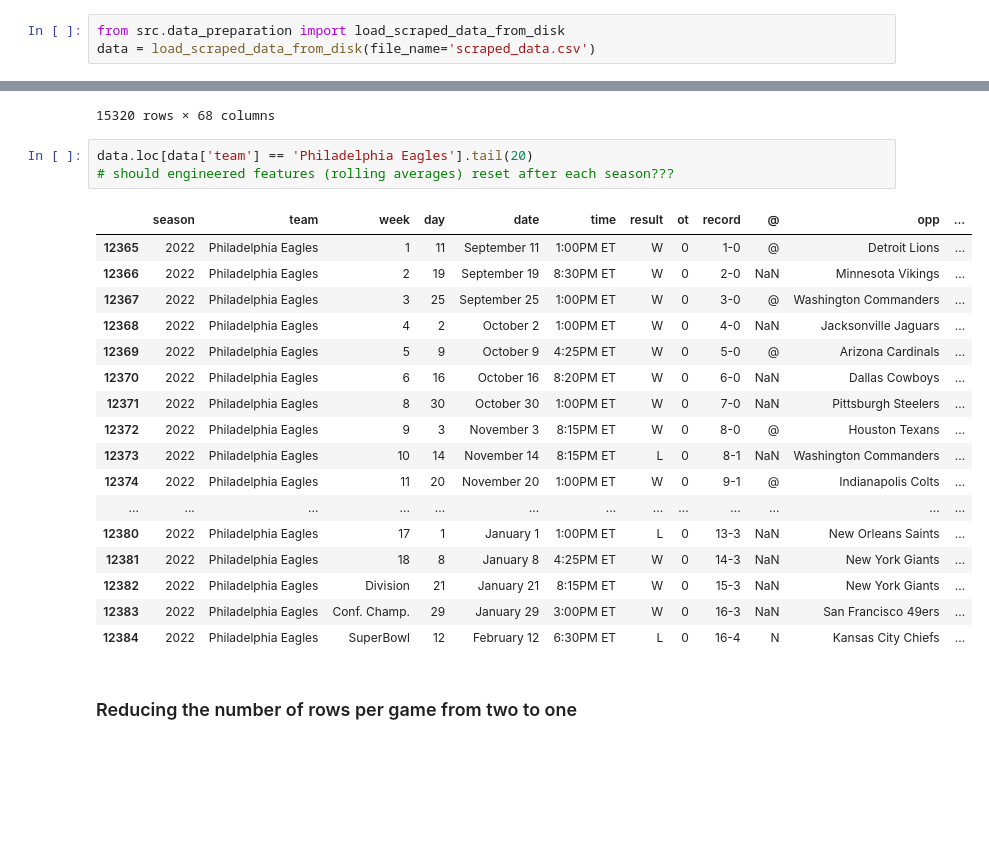
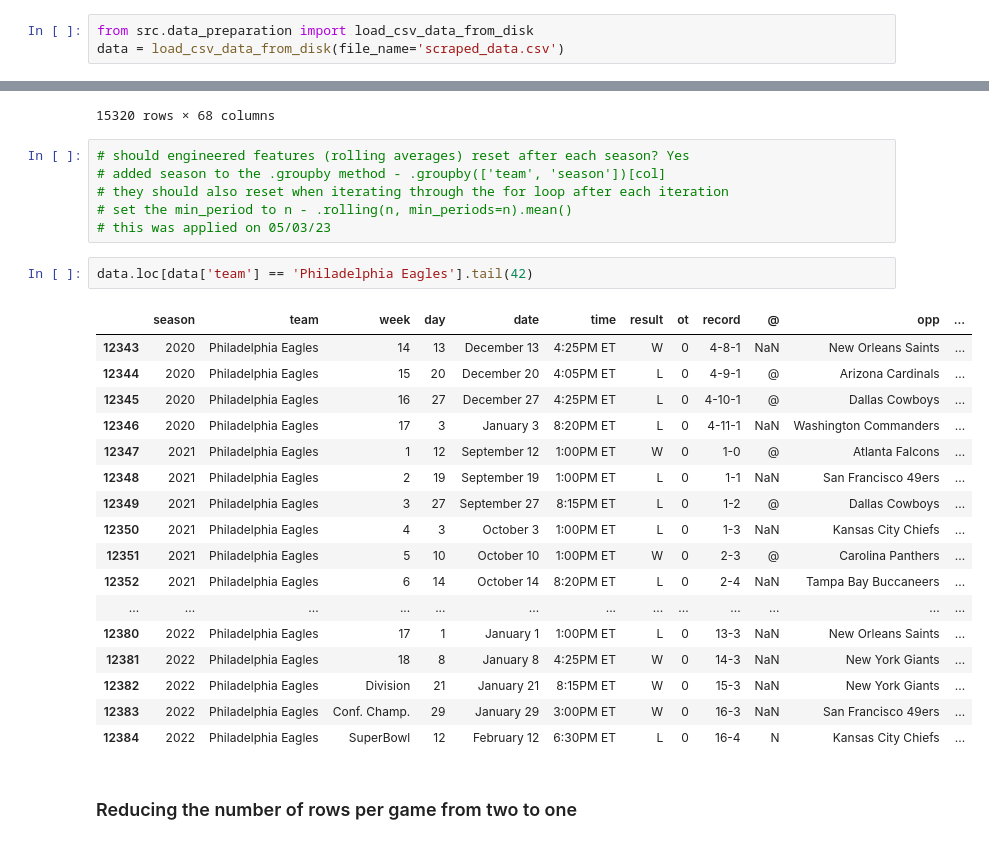
Before and after one commit to Mirror1023/NFL_Game_Predictor, a Jupyter notebook: 03_data_prep.ipynb, the cells around one changed output, grey strips where cells are left out. Saved outputs shown, nothing was run; the diff lists cells and outputs as text; blank space fills up the shorter version.

Commit message:
updated groupby, min_periods, col prefix

```diff
--- a/03_data_prep.ipynb
+++ b/03_data_prep.ipynb
@@ -17,8 +17,8 @@ from typing import List
 # will display all the columns in the df moving forward
 pd.set_option('display.max_columns', 500)
 # %%
-from src.data_preparation import load_scraped_data_from_disk
-data = load_scraped_data_from_disk(file_name='scraped_data.csv')
+from src.data_preparation import load_csv_data_from_disk
+data = load_csv_data_from_disk(file_name='scraped_data.csv')
 # %% [markdown]
 ## Data Transformations
 # %%
@@ -136,21 +120,26 @@ data
 | 15318 | 2022 | Washington Commanders | 17 | 1 | January 1 | 1:00PM ET | L | 0 | 7-8-1 | NaN | Cleveland Browns | ... |
 | 15319 | 2022 | Washington Commanders | 18 | 8 | January 8 | 4:25PM ET | W | 0 | 8-8-1 | NaN | Dallas Cowboys | ... |
 15320 rows × 68 columns
+# %%
+# should engineered features (rolling averages) reset after each season? Yes
+# added season to the .groupby method - .groupby(['team', 'season'])[col]
+# they should also reset when iterating through the for loop after each iteration
+# set the min_period to n - .rolling(n, min_periods=n).mean()
+# this was applied on 05/03/23
 # %%
-data.loc[data['team'] == 'Philadelphia Eagles'].tail(20)
-# should engineered features (rolling averages) reset after each season???
+data.loc[data['team'] == 'Philadelphia Eagles'].tail(42)
 # %% [output]
 |  | season | team | week | day | date | time | result | ot | record | @ | opp | ... |
-| 12365 | 2022 | Philadelphia Eagles | 1 | 11 | September 11 | 1:00PM ET | W | 0 | 1-0 | @ | Detroit Lions | ... |
-| 12366 | 2022 | Philadelphia Eagles | 2 | 19 | September 19 | 8:30PM ET | W | 0 | 2-0 | NaN | Minnesota Vikings | ... |
-| 12367 | 2022 | Philadelphia Eagles | 3 | 25 | September 25 | 1:00PM ET | W | 0 | 3-0 | @ | Washington Commanders | ... |
-| 12368 | 2022 | Philadelphia Eagles | 4 | 2 | October 2 | 1:00PM ET | W | 0 | 4-0 | NaN | Jacksonville Jaguars | ... |
-| 12369 | 2022 | Philadelphia Eagles | 5 | 9 | October 9 | 4:25PM ET | W | 0 | 5-0 | @ | Arizona Cardinals | ... |
-| 12370 | 2022 | Philadelphia Eagles | 6 | 16 | October 16 | 8:20PM ET | W | 0 | 6-0 | NaN | Dallas Cowboys | ... |
-| 12371 | 2022 | Philadelphia Eagles | 8 | 30 | October 30 | 1:00PM ET | W | 0 | 7-0 | NaN | Pittsburgh Steelers | ... |
-| 12372 | 2022 | Philadelphia Eagles | 9 | 3 | November 3 | 8:15PM ET | W | 0 | 8-0 | @ | Houston Texans | ... |
-| 12373 | 2022 | Philadelphia Eagles | 10 | 14 | November 14 | 8:15PM ET | L | 0 | 8-1 | NaN | Washington Commanders | ... |
-| 12374 | 2022 | Philadelphia Eagles | 11 | 20 | November 20 | 1:00PM ET | W | 0 | 9-1 | @ | Indianapolis Colts | ... |
+| 12343 | 2020 | Philadelphia Eagles | 14 | 13 | December 13 | 4:25PM ET | W | 0 | 4-8-1 | NaN | New Orleans Saints | ... |
+| 12344 | 2020 | Philadelphia Eagles | 15 | 20 | December 20 | 4:05PM ET | L | 0 | 4-9-1 | @ | Arizona Cardinals | ... |
+| 12345 | 2020 | Philadelphia Eagles | 16 | 27 | December 27 | 4:25PM ET | L | 0 | 4-10-1 | @ | Dallas Cowboys | ... |
+| 12346 | 2020 | Philadelphia Eagles | 17 | 3 | January 3 | 8:20PM ET | L | 0 | 4-11-1 | NaN | Washington Commanders | ... |
+| 12347 | 2021 | Philadelphia Eagles | 1 | 12 | September 12 | 1:00PM ET | W | 0 | 1-0 | @ | Atlanta Falcons | ... |
+| 12348 | 2021 | Philadelphia Eagles | 2 | 19 | September 19 | 1:00PM ET | L | 0 | 1-1 | NaN | San Francisco 49ers | ... |
+| 12349 | 2021 | Philadelphia Eagles | 3 | 27 | September 27 | 8:15PM ET | L | 0 | 1-2 | @ | Dallas Cowboys | ... |
+| 12350 | 2021 | Philadelphia Eagles | 4 | 3 | October 3 | 1:00PM ET | L | 0 | 1-3 | NaN | Kansas City Chiefs | ... |
+| 12351 | 2021 | Philadelphia Eagles | 5 | 10 | October 10 | 1:00PM ET | W | 0 | 2-3 | @ | Carolina Panthers | ... |
+| 12352 | 2021 | Philadelphia Eagles | 6 | 14 | October 14 | 8:20PM ET | L | 0 | 2-4 | NaN | Tampa Bay Buccaneers | ... |
 | ... | ... | ... | ... | ... | ... | ... | ... | ... | ... | ... | ... | ... |
 | 12380 | 2022 | Philadelphia Eagles | 17 | 1 | January 1 | 1:00PM ET | L | 0 | 13-3 | NaN | New Orleans Saints | ... |
 | 12381 | 2022 | Philadelphia Eagles | 18 | 8 | January 8 | 4:25PM ET | W | 0 | 14-3 | NaN | New York Giants | ... |
```
Also changed, not shown: parts of 14 cells of this notebook, 2 other files.
